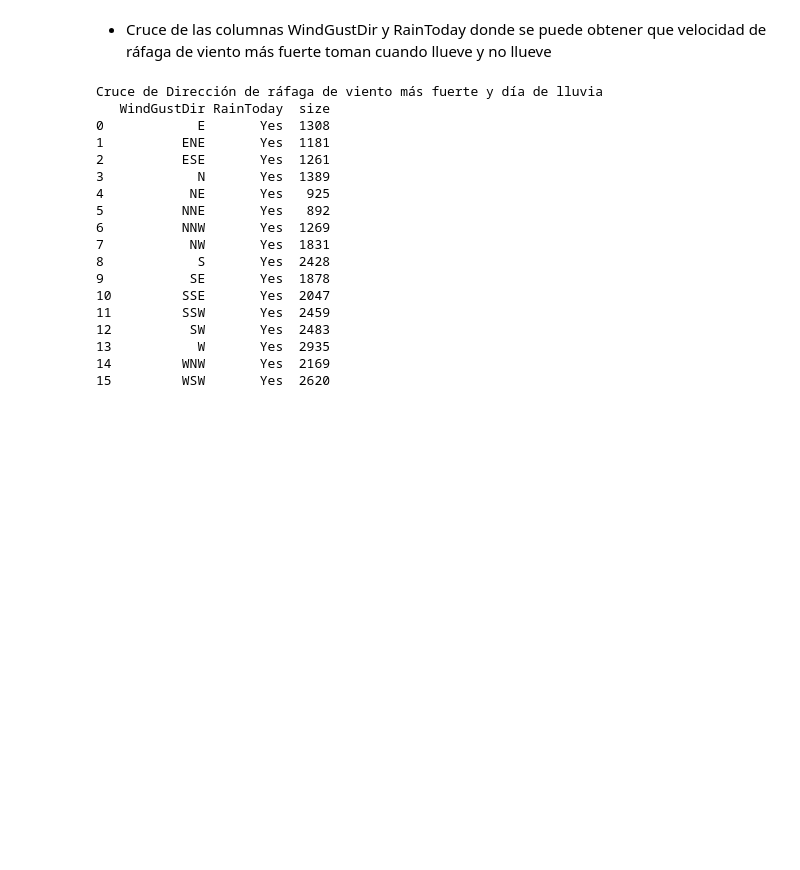
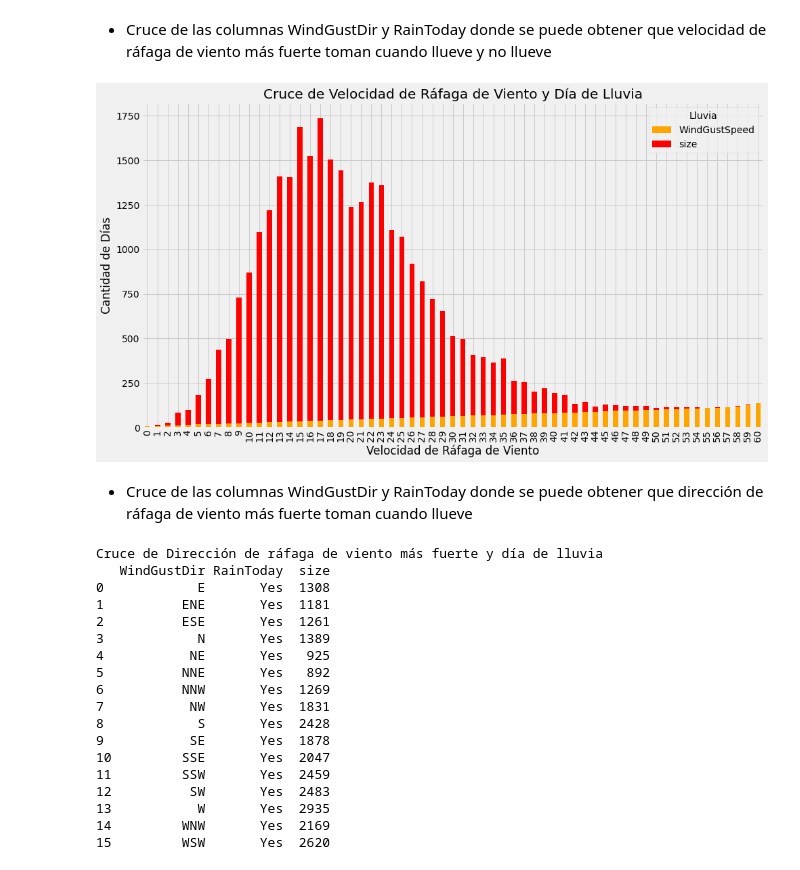
Before and after one commit to xmorh/mineriaDatos, a Jupyter notebook: Entrega1.ipynb, the cells around one changed output. Cells and saved outputs as stored; diff of their text form; code cells hidden in the pictures; blank space fills up the shorter version.

```diff
--- a/Entrega1.ipynb
+++ b/Entrega1.ipynb
@@ -502,6 +515,20 @@ Cruce de velocidad de ráfaga de viento más fuerte y día de lluvia:
 [125 rows x 3 columns]
 # %% [markdown]
 * Cruce de las columnas WindGustDir y RainToday donde se puede obtener que velocidad de ráfaga de viento más fuerte toman cuando llueve y no llueve
+# %%
+colors = ['orange', 'red']
+velocidad_viento_lluvia.plot(kind='bar', stacked=True, color=colors, figsize=(14, 8))
+plt.xlabel('Velocidad de Ráfaga de Viento')
+plt.ylabel('Cantidad de Días')
+plt.title('Cruce de Velocidad de Ráfaga de Viento y Día de Lluvia')
+plt.legend(title='Lluvia', loc='upper right')
+plt.xticks(rotation=90)
+plt.tight_layout()
+plt.show()
+# %% [output]
+[figure, added]
+# %% [markdown]
+* Cruce de las columnas WindGustDir y RainToday donde se puede obtener que dirección de ráfaga de viento más fuerte toman cuando llueve
 # %%
 data_lluvia = data[data["RainToday"] == "Yes"]
 
```
Also changed, not shown: parts of 7 cells of this notebook.
